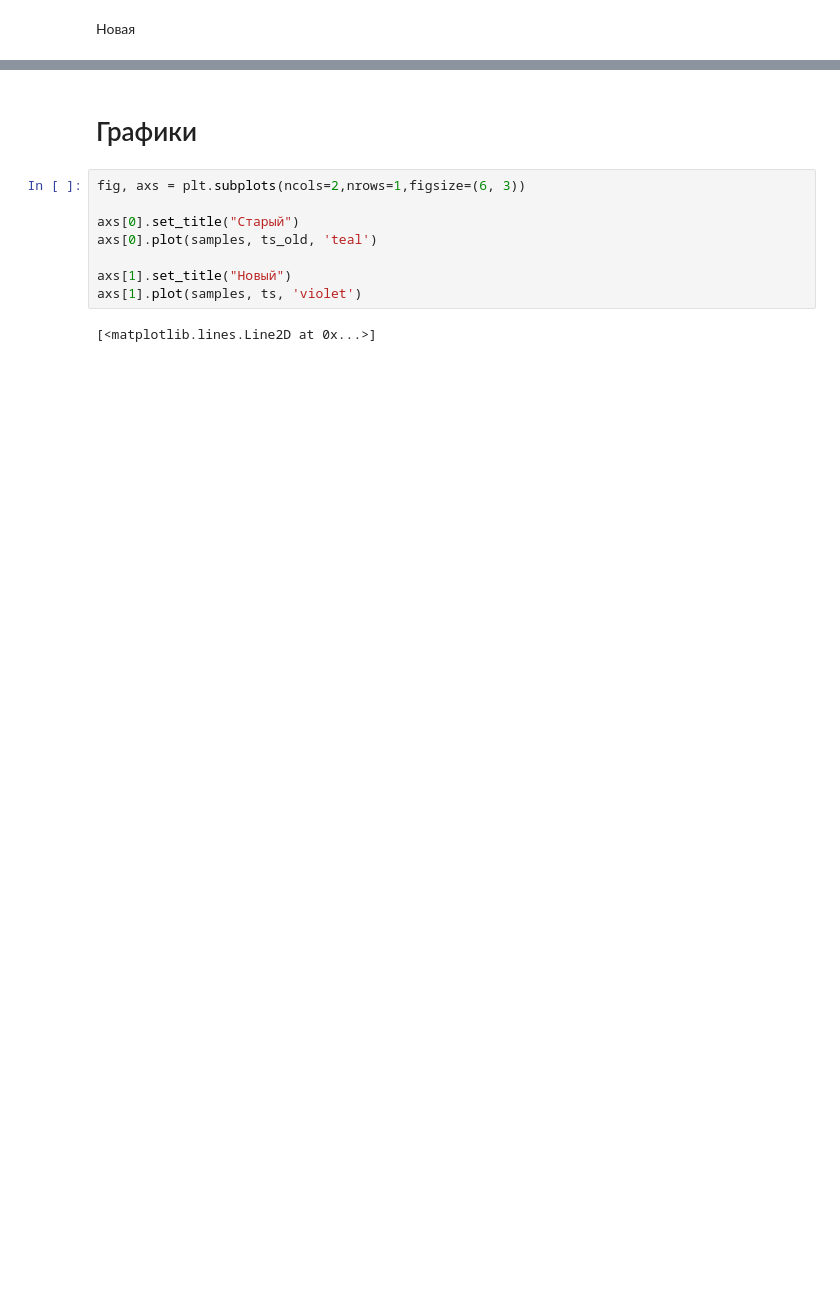
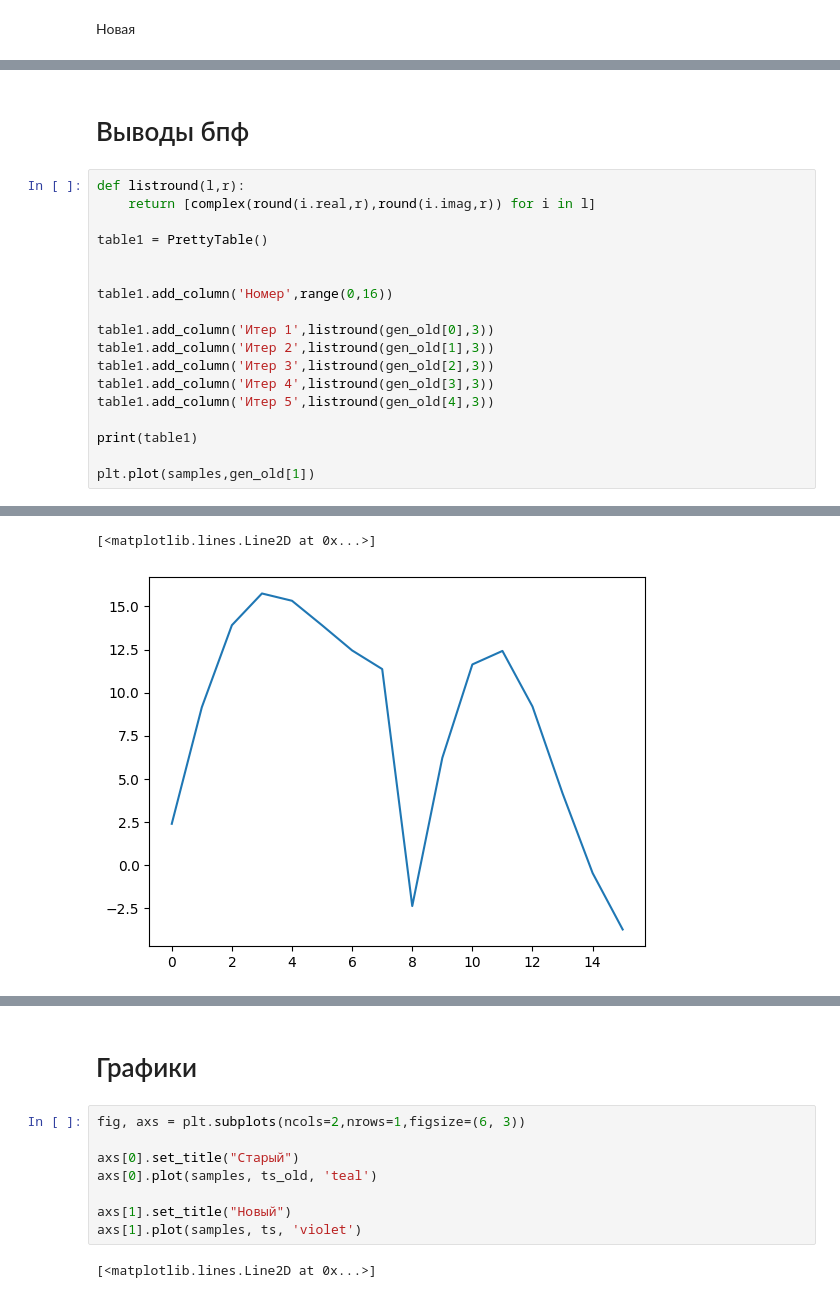
Before and after one commit to Rabogi/signal_labs, a Jupyter notebook: lab2/lab2_2.ipynb, the cells around one changed output, grey strips where cells are left out. Saved outputs shown, nothing was run; the diff lists cells and outputs as text; blank space fills up the shorter version.

```diff
--- a/lab2/lab2_2.ipynb
+++ b/lab2/lab2_2.ipynb
@@ -227,0 +217,21 @@ ts = [gen[4][0],gen[4][8],gen[4][4],gen[4][12],gen[4][2],gen[4][10],gen[4][6],ge
+# %% [markdown]
+# Выводы бпф
+# %%
+def listround(l,r):
+    return [complex(round(i.real,r),round(i.imag,r)) for i in l]
+
+table1 = PrettyTable()
+
+
+table1.add_column('Номер',range(0,16))
+
+table1.add_column('Итер 1',listround(gen_old[0],3))
+table1.add_column('Итер 2',listround(gen_old[1],3))
+table1.add_column('Итер 3',listround(gen_old[2],3))
+table1.add_column('Итер 4',listround(gen_old[3],3))
+table1.add_column('Итер 5',listround(gen_old[4],3))
+
+print(table1)
+
+plt.plot(samples,gen_old[1])
+# %% [output]
@@ -227,0 +258,2 @@ ts = [gen[4][0],gen[4][8],gen[4][4],gen[4][12],gen[4][2],gen[4][10],gen[4][6],ge
+[<matplotlib.lines.Line2D at 0x...>]
+[figure, added]
```
Also changed, not shown: parts of 15 cells of this notebook, 22 other files.
